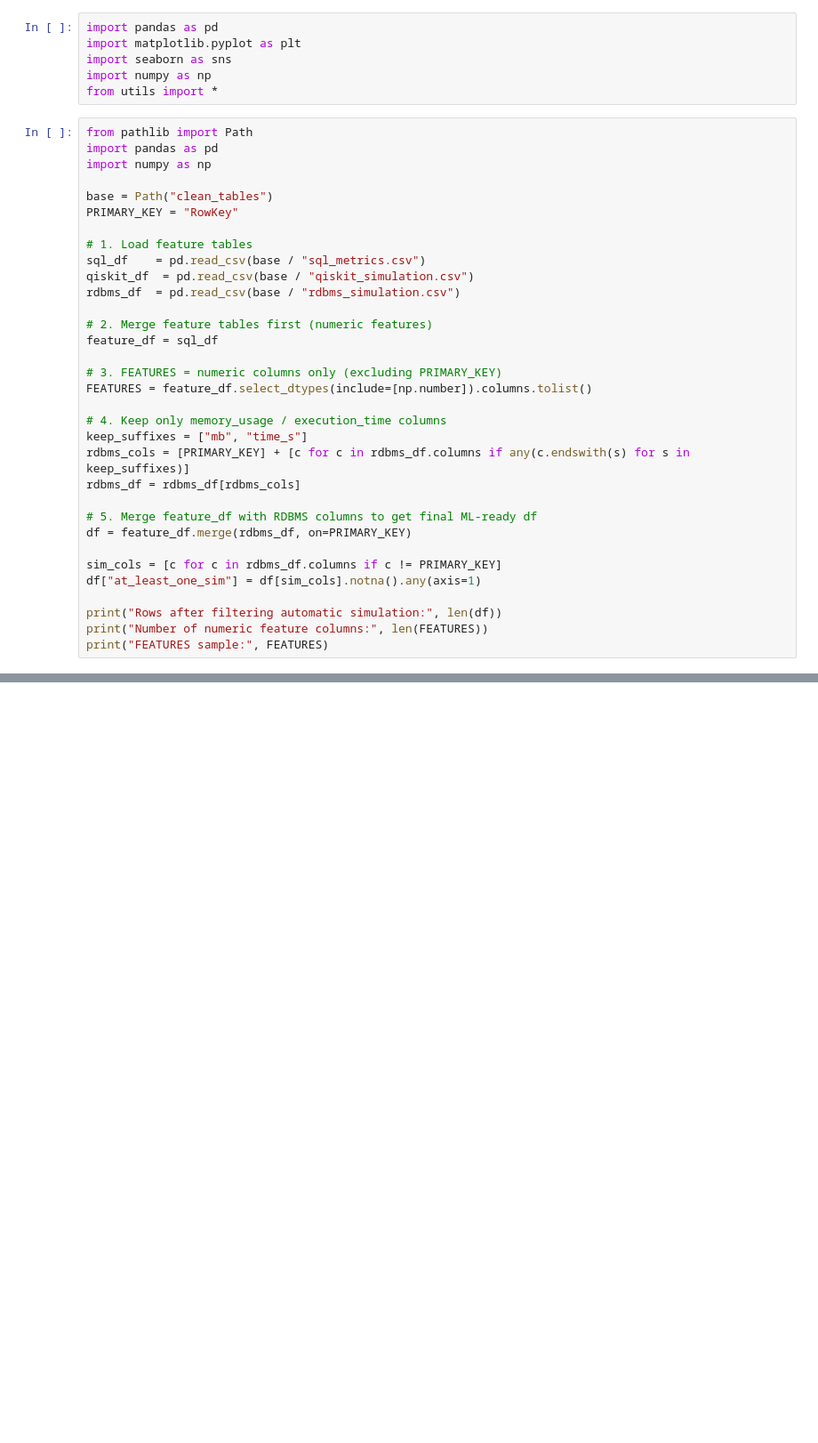
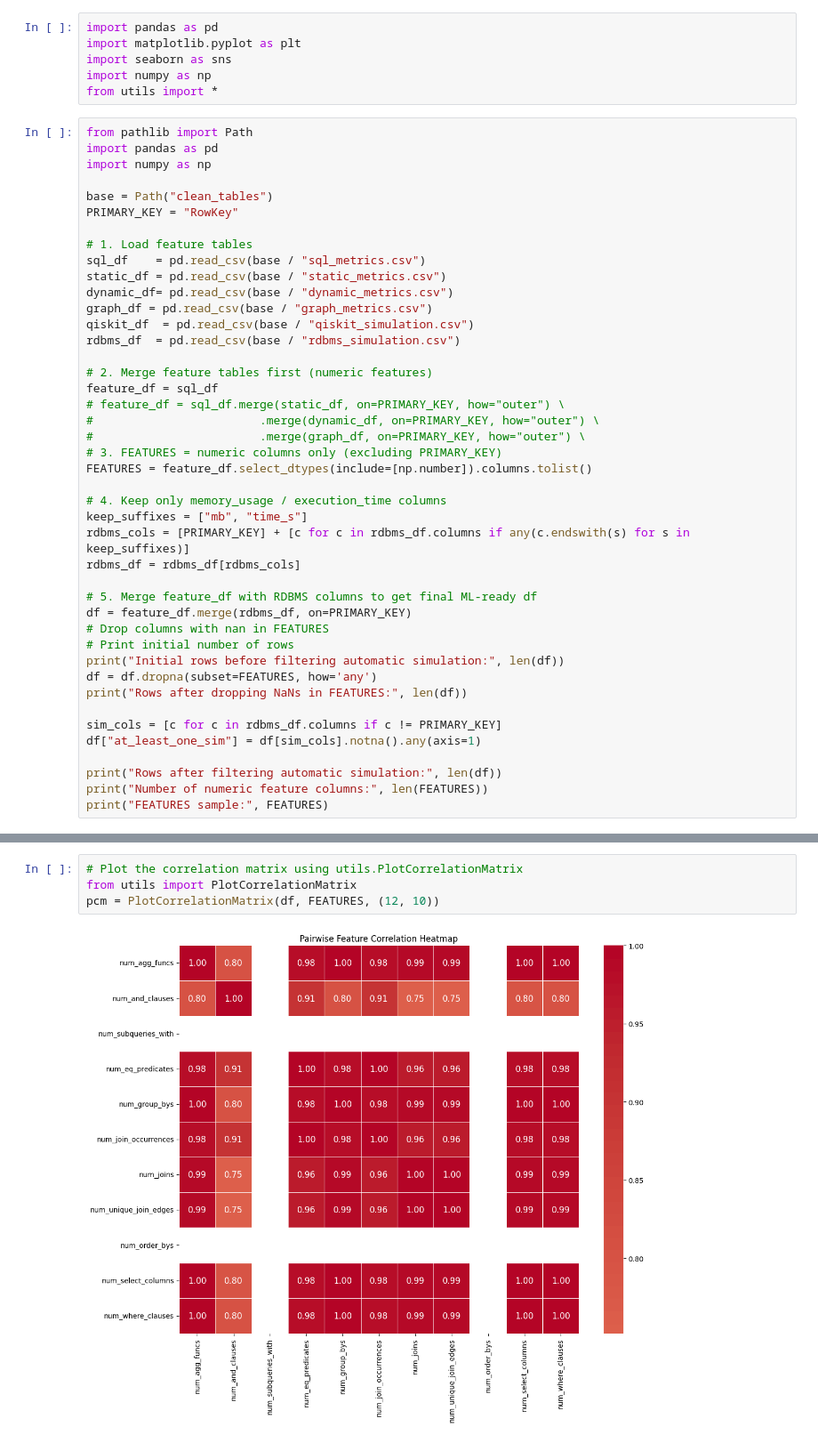
Before and after one commit to InfiniData-Lab/InferQ, a Jupyter notebook: analysis/rdbms.ipynb, the cells around one changed output, grey strips where cells are left out. Shown at 89% size. Saved outputs shown, nothing was run; the diff lists cells and outputs as text; blank space fills up the shorter version.

Commit message:
correlation test

```diff
--- a/analysis/rdbms.ipynb
+++ b/analysis/rdbms.ipynb
@@ -14,12 +14,17 @@ PRIMARY_KEY = "RowKey"
 
 # 1. Load feature tables
 sql_df    = pd.read_csv(base / "sql_metrics.csv")
+static_df = pd.read_csv(base / "static_metrics.csv")
+dynamic_df= pd.read_csv(base / "dynamic_metrics.csv")
+graph_df = pd.read_csv(base / "graph_metrics.csv")
 qiskit_df  = pd.read_csv(base / "qiskit_simulation.csv")
 rdbms_df  = pd.read_csv(base / "rdbms_simulation.csv")
 
 # 2. Merge feature tables first (numeric features)
 feature_df = sql_df
-
+# feature_df = sql_df.merge(static_df, on=PRIMARY_KEY, how="outer") \
+#                        .merge(dynamic_df, on=PRIMARY_KEY, how="outer") \
+#                        .merge(graph_df, on=PRIMARY_KEY, how="outer") \
 # 3. FEATURES = numeric columns only (excluding PRIMARY_KEY)
 FEATURES = feature_df.select_dtypes(include=[np.number]).columns.tolist()
 
@@ -30,6 +35,11 @@ rdbms_df = rdbms_df[rdbms_cols]
 
 # 5. Merge feature_df with RDBMS columns to get final ML-ready df
 df = feature_df.merge(rdbms_df, on=PRIMARY_KEY)
+# Drop columns with nan in FEATURES
+# Print initial number of rows
+print("Initial rows before filtering automatic simulation:", len(df))
+df = df.dropna(subset=FEATURES, how='any')
+print("Rows after dropping NaNs in FEATURES:", len(df))
 
 sim_cols = [c for c in rdbms_df.columns if c != PRIMARY_KEY]
 df["at_least_one_sim"] = df[sim_cols].notna().any(axis=1)
@@ -41,6 +53,12 @@ print("FEATURES sample:", FEATURES)
 Rows after filtering automatic simulation: 775
 Number of numeric feature columns: 11
 FEATURES sample: ['num_agg_funcs', 'num_and_clauses', 'num_subqueries_with', 'num_eq_predicates', 'num_group_bys', 'num_join_occurrences', 'num_joins', 'num_unique_join_edges', 'num_order_bys', 'num_s ...
+# %%
+# Plot the correlation matrix using utils.PlotCorrelationMatrix
+from utils import PlotCorrelationMatrix
+pcm = PlotCorrelationMatrix(df, FEATURES, (12, 10))
+# %% [output]
+[figure, added]
 # %%
 METHODS = [
     # "infiniquantum",
```
Also changed, not shown: parts of 3 cells of this notebook, 2 other files.
